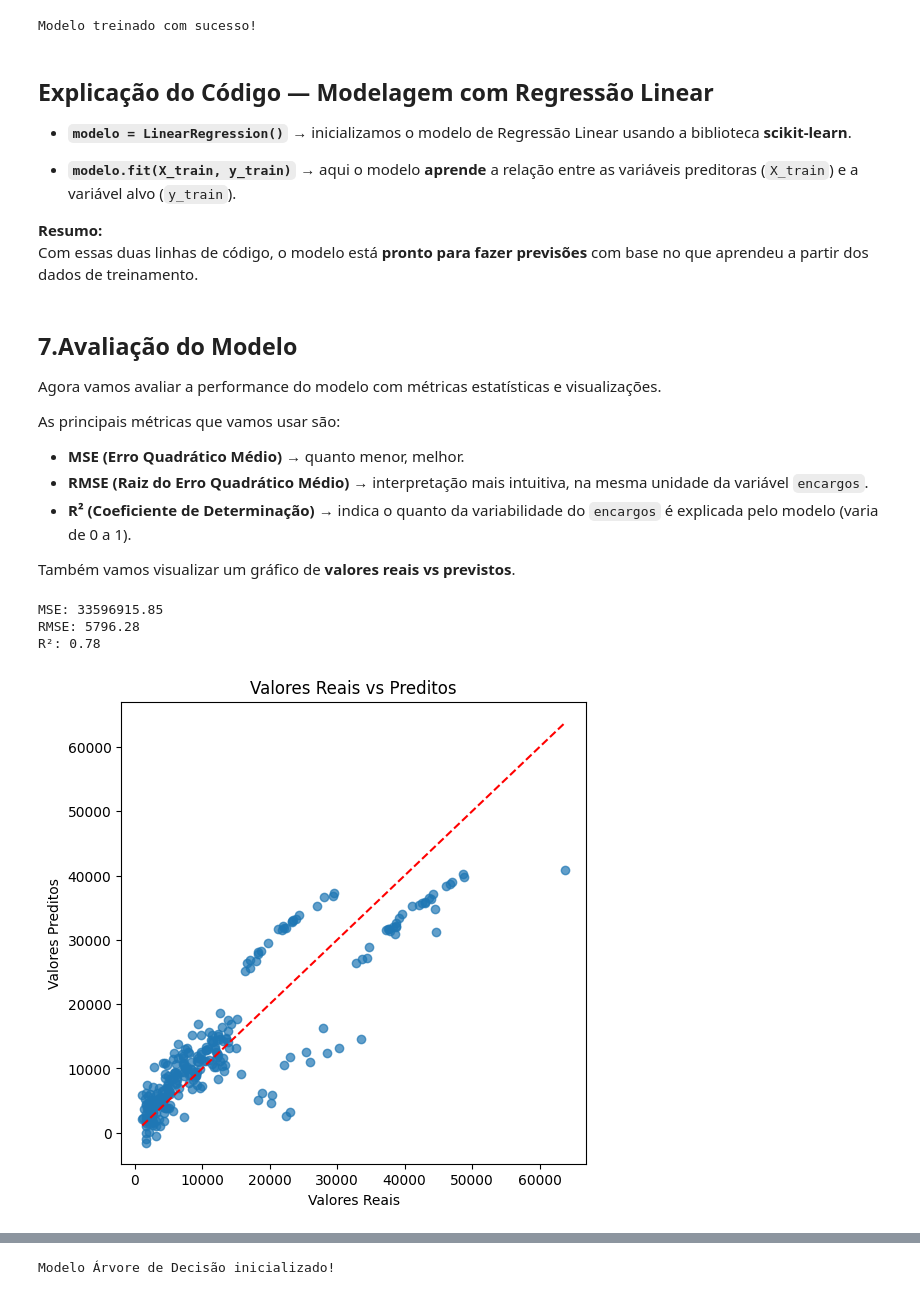
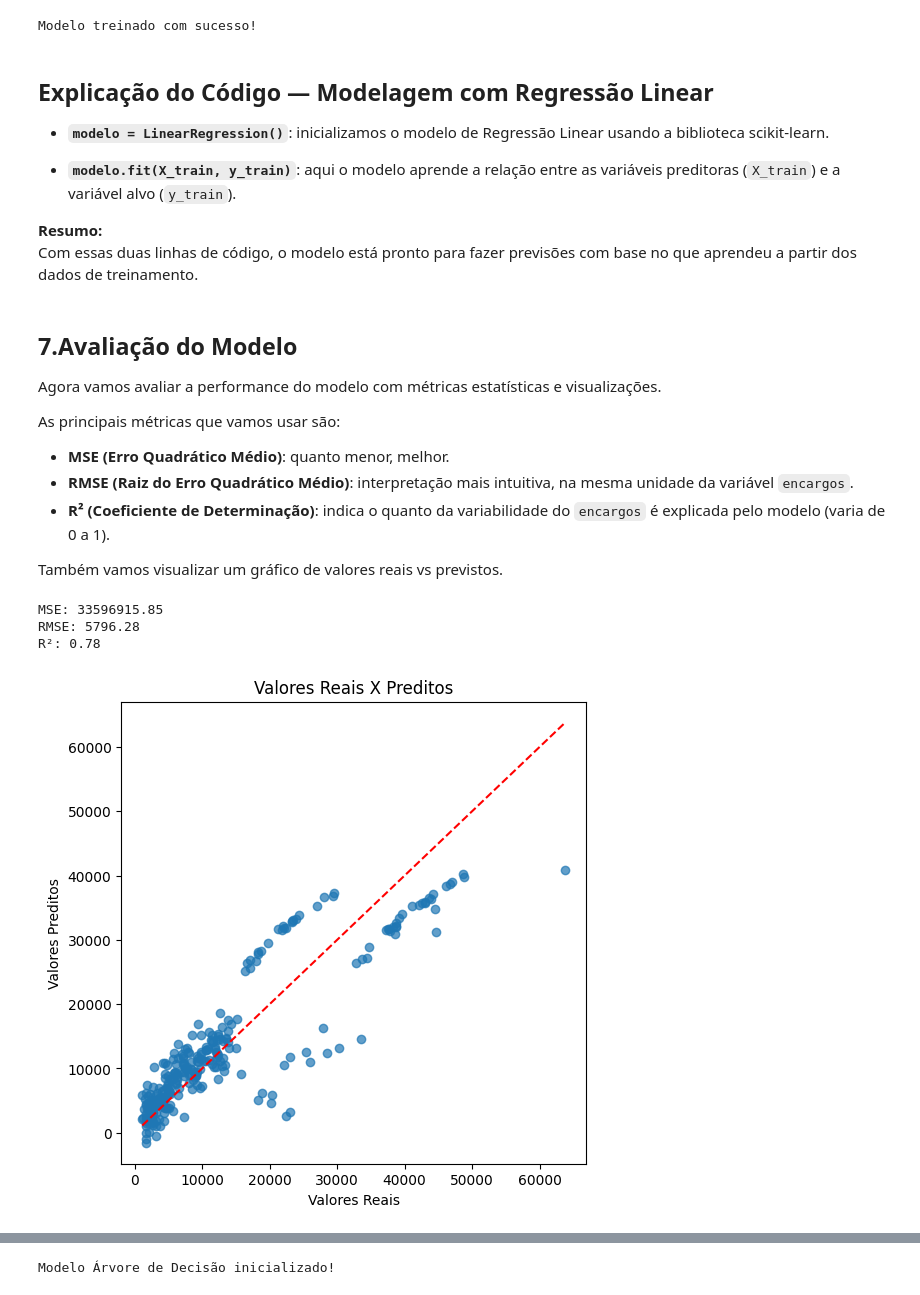
Before and after one commit to vvilella/iadt_fase01_final, a Jupyter notebook: notebook/iadt_fase01_final.ipynb, the cells around one changed output, grey strips where cells are left out. Saved outputs shown, nothing was run; the diff lists cells and outputs as text; code cells hidden in the pictures.

```diff
--- a/notebook/iadt_fase01_final.ipynb
+++ b/notebook/iadt_fase01_final.ipynb
@@ -287,12 +269,12 @@ Modelo treinado com sucesso!
 # %% [markdown]
 ## Explicação do Código — Modelagem com Regressão Linear
 
-- **`modelo = LinearRegression()`** → inicializamos o modelo de Regressão Linear usando a biblioteca **scikit-learn**.
+- **`modelo = LinearRegression()`**: inicializamos o modelo de Regressão Linear usando a biblioteca scikit-learn.
 
-- **`modelo.fit(X_train, y_train)`** → aqui o modelo **aprende** a relação entre as variáveis preditoras (`X_train`) e a variável alvo (`y_train`).
+- **`modelo.fit(X_train, y_train)`**: aqui o modelo aprende a relação entre as variáveis preditoras (`X_train`) e a variável alvo (`y_train`).
 
 **Resumo:**
-Com essas duas linhas de código, o modelo está **pronto para fazer previsões** com base no que aprendeu a partir dos dados de treinamento.
+Com essas duas linhas de código, o modelo está pronto para fazer previsões com base no que aprendeu a partir dos dados de treinamento.
 # %% [markdown]
 ## 7.Avaliação do Modelo
 
@@ -300,41 +282,41 @@ Agora vamos avaliar a performance do modelo com métricas estatísticas e visual
 
 As principais métricas que vamos usar são:
 
-- **MSE (Erro Quadrático Médio)** → quanto menor, melhor.
-- **RMSE (Raiz do Erro Quadrático Médio)** → interpretação mais intuitiva, na mesma unidade da variável `encargos`.
-- **R² (Coeficiente de Determinação)** → indica o quanto da variabilidade do `encargos` é explicada pelo modelo (varia de 0 a 1).
+- **MSE (Erro Quadrático Médio)**: quanto menor, melhor.
+- **RMSE (Raiz do Erro Quadrático Médio)**: interpretação mais intuitiva, na mesma unidade da variável `encargos`.
+- **R² (Coeficiente de Determinação)**: indica o quanto da variabilidade do `encargos` é explicada pelo modelo (varia de 0 a 1).
 
-Também vamos visualizar um gráfico de **valores reais vs previstos**.
+Também vamos visualizar um gráfico de valores reais vs previstos.
 # %%
 from sklearn.metrics import mean_squared_error, r2_score
 import numpy as np
 import matplotlib.pyplot as plt
 
 # Fazer previsões com os dados de teste
 y_pred = modelo.predict(X_test)
 
 # Cálculo das métricas
 mse = mean_squared_error(y_test, y_pred)
 rmse = np.sqrt(mse)
 r2 = r2_score(y_test, y_pred)
 
 print(f"MSE: {mse:.2f}")
 print(f"RMSE: {rmse:.2f}")
 print(f"R²: {r2:.2f}")
 
-# Gráfico: valores reais vs previstos
+# Gráfico: valores reais X previstos
 plt.figure(figsize=(6,6))
 plt.scatter(y_test, y_pred, alpha=0.7)
 plt.xlabel('Valores Reais')
 plt.ylabel('Valores Preditos')
-plt.title('Valores Reais vs Preditos')
+plt.title('Valores Reais X Preditos')
 plt.plot([y_test.min(), y_test.max()], [y_test.min(), y_test.max()], 'r--')  # linha de referência
 plt.show()
 # %% [output]
 MSE: 33596915.85
 RMSE: 5796.28
 R²: 0.78
-[figure, old version]
+[figure, new version]
 # %% [markdown]
 ## Interpretação das Métricas de Avaliação
 
```
Also changed, not shown: parts of 19 cells of this notebook.
